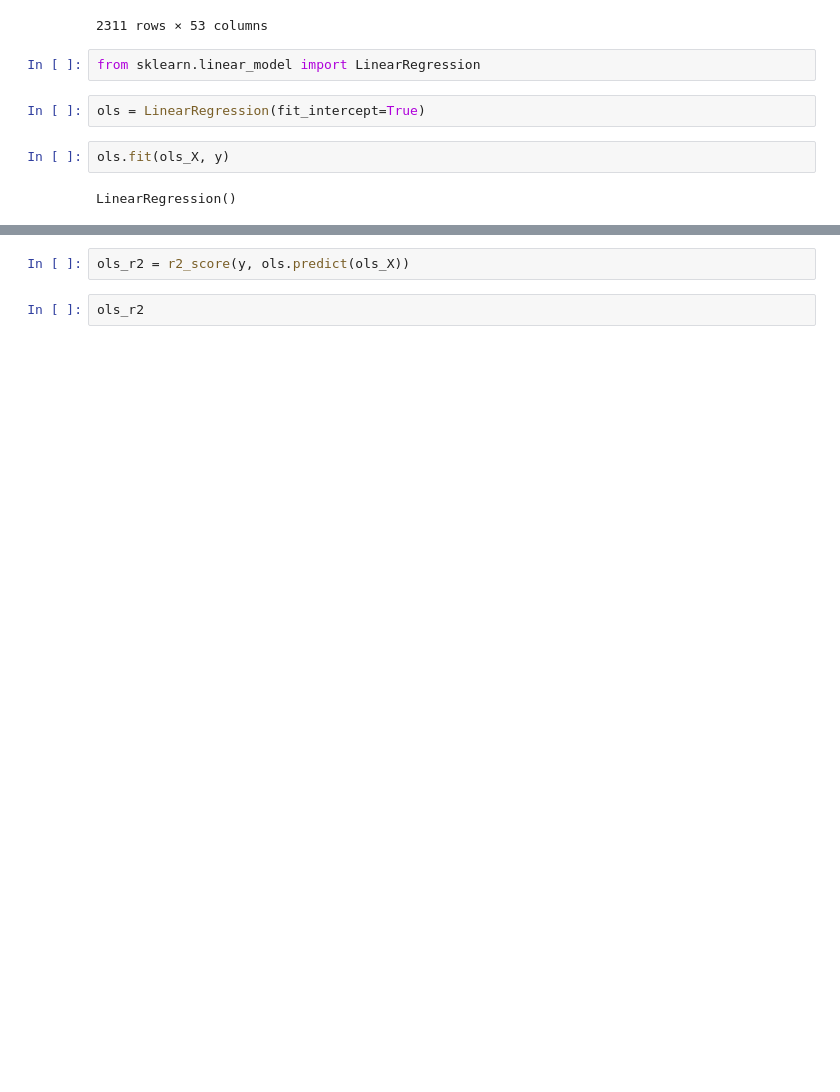
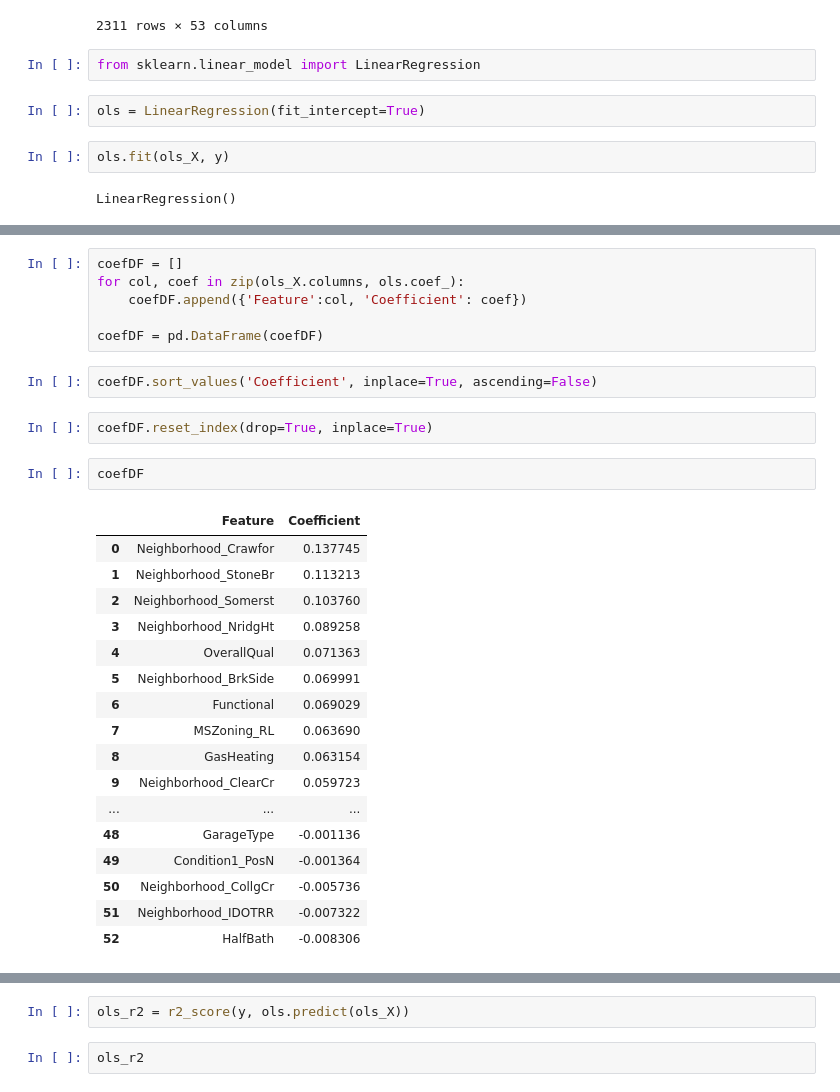
Before and after one commit to DarishSakeesing/ames-predict, a Jupyter notebook: Darish/ModelBuilding.ipynb, the cells around one changed output, grey strips where cells are left out. Cells and saved outputs as stored; diff of their text form; blank space fills up the shorter version.

```diff
--- a/Darish/ModelBuilding.ipynb
+++ b/Darish/ModelBuilding.ipynb
@@ -128,0 +198,30 @@ ValueError: matmul: Input operand 1 has a mismatch in its core dimension 0, with
+# %%
+coefDF = []
+for col, coef in zip(ols_X.columns, ols.coef_):
+    coefDF.append({'Feature':col, 'Coefficient': coef})
+
+coefDF = pd.DataFrame(coefDF)
+# %%
+coefDF.sort_values('Coefficient', inplace=True, ascending=False)
+# %%
+coefDF.reset_index(drop=True, inplace=True)
+# %%
+coefDF
+# %% [output]
+|  | Feature | Coefficient |
+| 0 | Neighborhood_Crawfor | 0.137745 |
+| 1 | Neighborhood_StoneBr | 0.113213 |
+| 2 | Neighborhood_Somerst | 0.103760 |
+| 3 | Neighborhood_NridgHt | 0.089258 |
+| 4 | OverallQual | 0.071363 |
+| 5 | Neighborhood_BrkSide | 0.069991 |
+| 6 | Functional | 0.069029 |
+| 7 | MSZoning_RL | 0.063690 |
+| 8 | GasHeating | 0.063154 |
+| 9 | Neighborhood_ClearCr | 0.059723 |
+| ... | ... | ... |
+| 48 | GarageType | -0.001136 |
+| 49 | Condition1_PosN | -0.001364 |
+| 50 | Neighborhood_CollgCr | -0.005736 |
+| 51 | Neighborhood_IDOTRR | -0.007322 |
+| 52 | HalfBath | -0.008306 |
```
Also changed, not shown: parts of 18 cells of this notebook, 4 other files.
